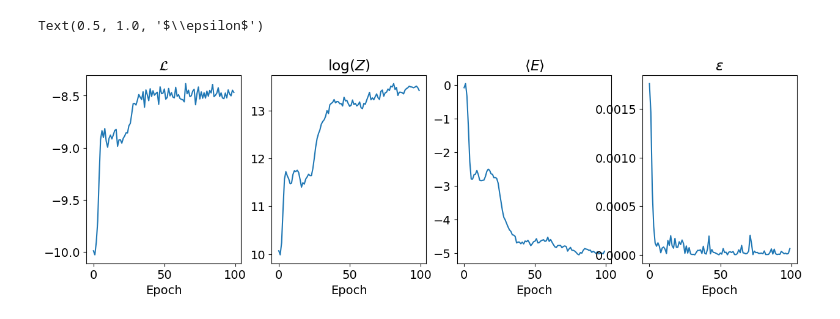
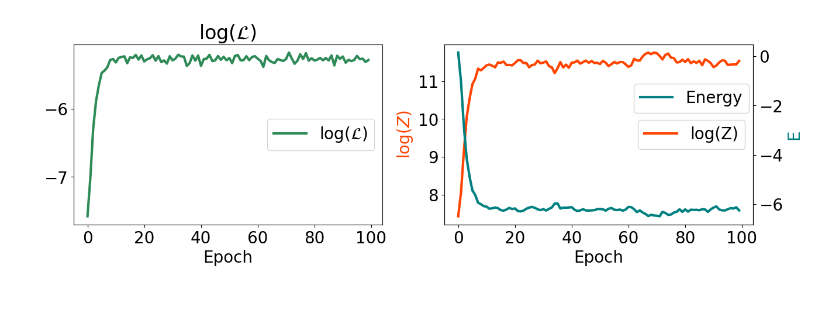
Before and after one commit to davbac/LCP-modB, a Jupyter notebook: isworking.ipynb, the cells around one changed output. Cells and saved outputs as stored; diff of their text form; code cells hidden in the pictures.

```diff
--- a/isworking.ipynb
+++ b/isworking.ipynb
@@ -387,20 +397,22 @@ for epoch in range(nepochs):
-# %%
-fig, ax = plt.subplots(1,4, figsize=(15,4))
-ax[0].plot(np.arange(nepochs), LogL)
-ax[0].set_xlabel('Epoch')
-ax[0].set_title(r'$\mathcal{L}$')
-ax[1].plot(np.arange(nepochs), logZlist)
-ax[1].set_xlabel('Epoch')
-ax[1].set_title(r'$\log(Z)$')
-ax[2].plot(np.arange(nepochs), mean_energy, label='Energy')
-ax[2].set_xlabel('Epoch')
-ax[2].set_title(r'$\langle E \rangle$')
-ax[3].plot(np.arange(nepochs), [i[2] for i in AAIlist], label='epsilon_AAI')
-ax[3].set_xlabel('Epoch')
-ax[3].set_title(r'$\epsilon$')
-# %% [output]
-Text(0.5, 1.0, '$\\epsilon$')
-[figure, removed]
+# %%
+plt.rcParams['font.size'] = 20
+fig, (ax, ax2) = plt.subplots(1,2,figsize=(15,4))
+ax.plot(np.arange(nepochs), LogL, label='$\log(\mathcal{L})$', c='seagreen', linewidth=3)
+ax.set_xlabel('Epoch')
+ax.set_title(r'$\log(\mathcal{L})$')
+ax.legend(loc='right')
+ax2.plot(np.arange(nepochs), logZlist, c='orangered', label='log(Z)', linewidth=3)
+ax2.set_xlabel('Epoch')
+ax2.set_ylabel('$\log(Z)$',c='orangered')
+ax2.legend(loc='right')
+ax3=ax2.twinx()
+ax3.plot(np.arange(nepochs), mean_energy, label='Energy',c='teal', linewidth=3)
+ax3.set_ylabel('E',c='teal')
+ax3.legend(loc='center', bbox_to_anchor=(0.8, 0.7))
+now = datetime.now()
+plt.savefig('logl'+now.strftime("%d_%m_%Y%__%H_%M_%S")+'.pdf')
+# %% [output]
+[figure, added]
 # %%
 # large GAP <-> low temperature
 GAP *= 40
```
Also changed, not shown: parts of 6 cells of this notebook, 32 other files.
